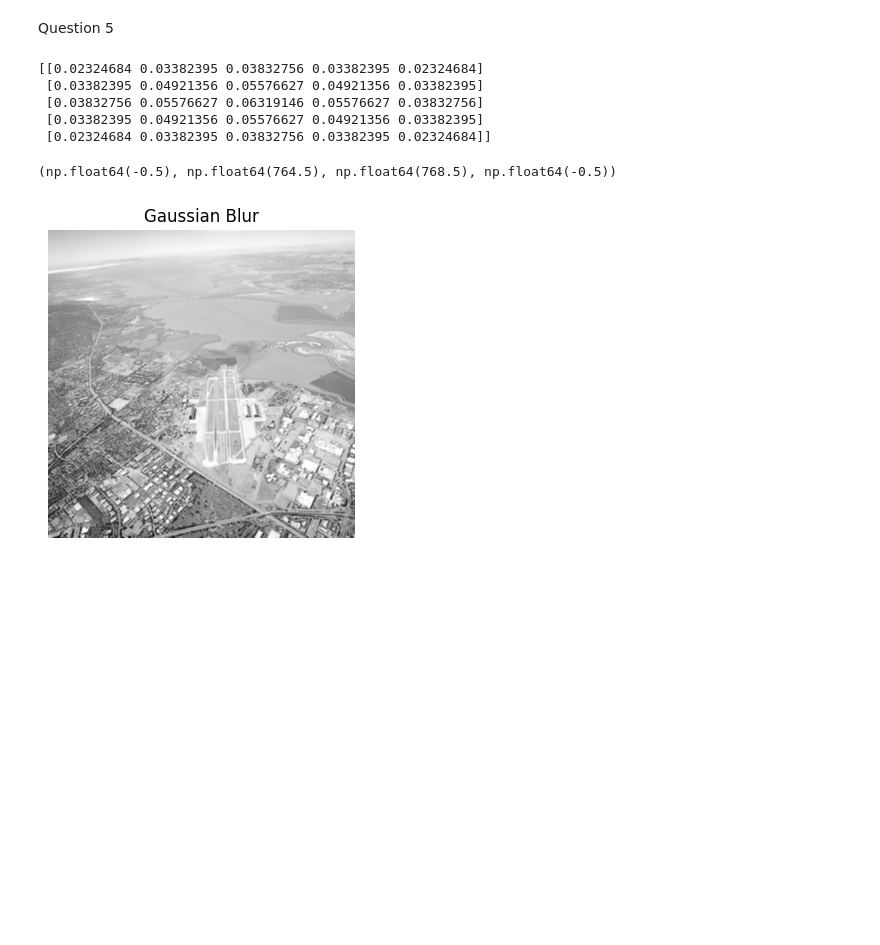
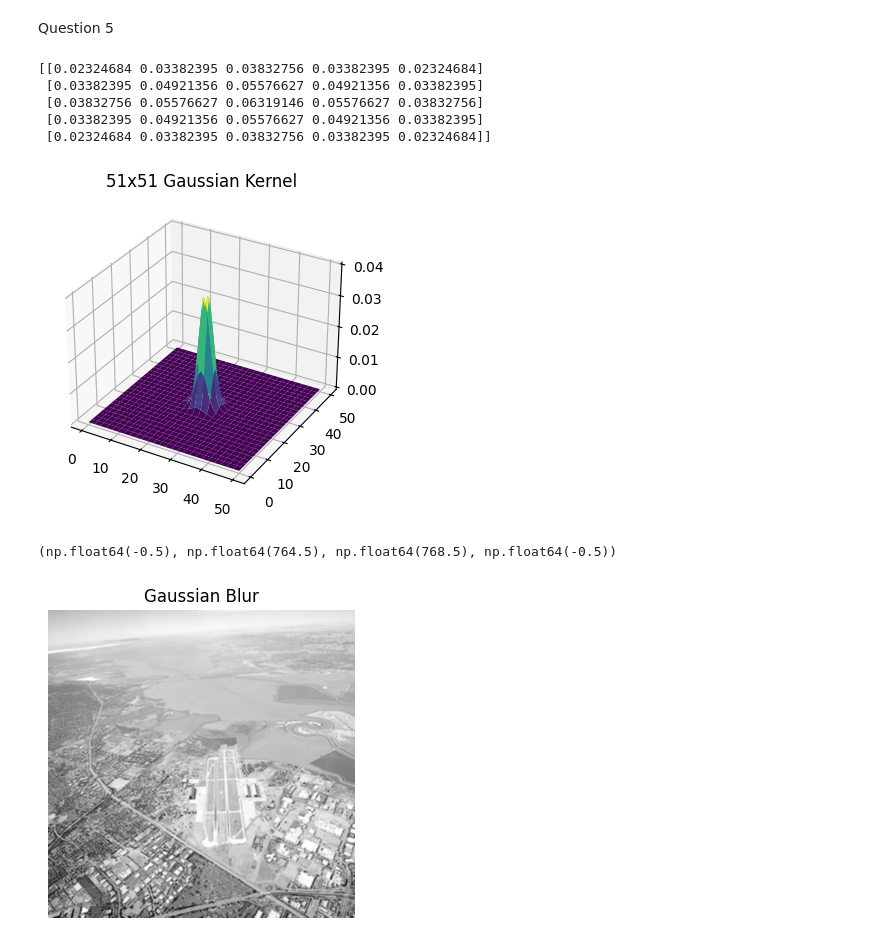
Before and after one commit to Bavitharan/computer-vision-assignment1, a Jupyter notebook: Assignment1.ipynb, the cells around one changed output. Cells and saved outputs as stored; diff of their text form; code cells hidden in the pictures; blank space fills up the shorter version.

```diff
--- a/Assignment1.ipynb
+++ b/Assignment1.ipynb
@@ -114,14 +114,14 @@ Otsu Threshold: 101.0
 # %% [markdown]
 Question 5
 # %%
-def gaussian_kernel(size=5, sigma=2):
+def gaussian_kernel(size, sigma):
     ax = np.linspace(-(size//2), size//2, size)
     xx, yy = np.meshgrid(ax, ax)
     kernel = np.exp(-(xx**2 + yy**2)/(2*sigma**2))
     kernel /= np.sum(kernel)
     return kernel
 
-kernel = gaussian_kernel()
+kernel = gaussian_kernel(5, 2)
 print(kernel)
 # %% [output]
 [[0.02324684 0.03382395 0.03832756 0.03382395 0.02324684]
@@ -129,6 +129,16 @@ print(kernel)
  [0.03832756 0.05576627 0.06319146 0.05576627 0.03832756]
  [0.03382395 0.04921356 0.05576627 0.04921356 0.03382395]
  [0.02324684 0.03382395 0.03832756 0.03382395 0.02324684]]
+# %%
+gauss_kernel_51 = gaussian_kernel(51, 2)
+fig = plt.figure()
+ax = fig.add_subplot(111, projection='3d')
+x, y = np.meshgrid(np.arange(51), np.arange(51))
+ax.plot_surface(x, y, gauss_kernel_51, cmap='viridis')
+plt.title("51x51 Gaussian Kernel")
+plt.show()
+# %% [output]
+[figure, added]
 # %%
 blur_manual = cv2.filter2D(runway, -1, kernel)
 blur_cv = cv2.GaussianBlur(runway, (5,5), 2)
```
